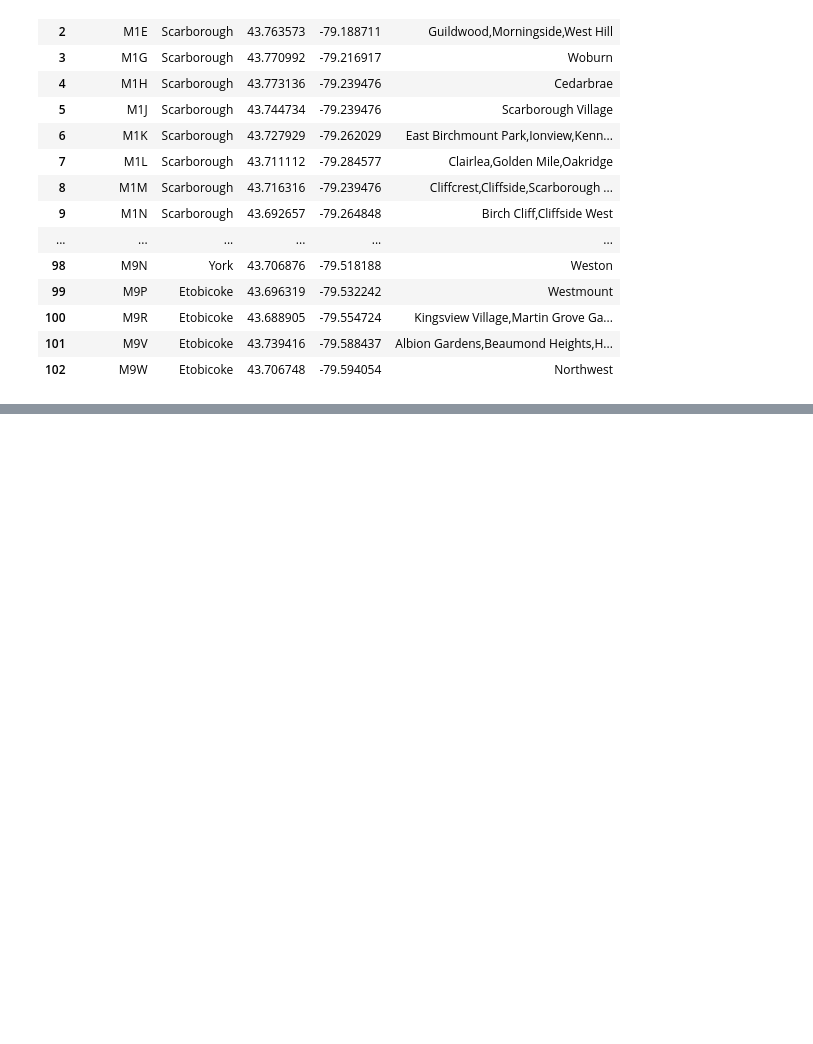
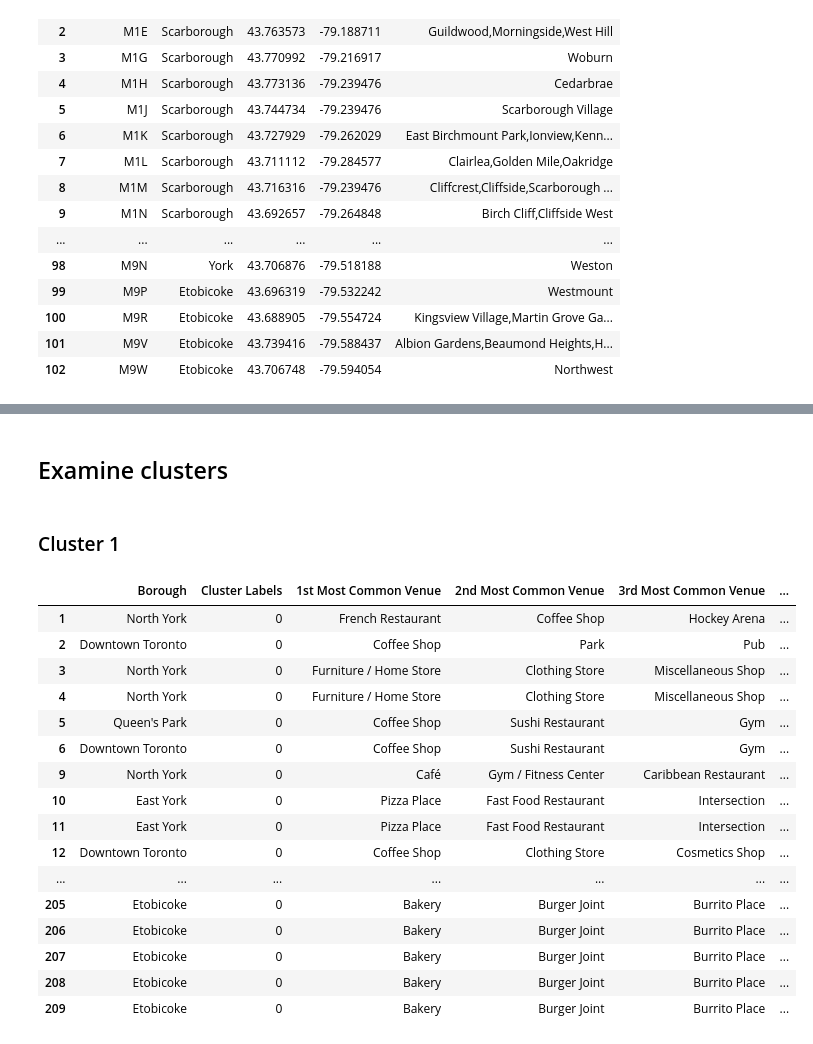
Before and after one commit to anastasiyaArk/Coursera_Capstone, a Jupyter notebook: Segmenting and clusering, Toronto.ipynb, the cells around one changed output, grey strips where cells are left out. Drawn from its saved outputs; the diff is of its cells as text; code cells hidden in the pictures; blank space fills up the shorter version.

```diff
--- a/Segmenting and clusering, Toronto.ipynb
+++ b/Segmenting and clusering, Toronto.ipynb
@@ -139,0 +431,24 @@ merged_inner
+# %% [markdown]
+## Examine clusters
+# %% [markdown]
+### Cluster 1
+# %%
+toronto_merged.loc[toronto_merged['Cluster Labels'] == 0, toronto_merged.columns[[1] + list(range(5, toronto_merged.shape[1]))]]
+# %% [output]
+|  | Borough | Cluster Labels | 1st Most Common Venue | 2nd Most Common Venue | 3rd Most Common Venue | ... |
+| 1 | North York | 0 | French Restaurant | Coffee Shop | Hockey Arena | ... |
+| 2 | Downtown Toronto | 0 | Coffee Shop | Park | Pub | ... |
+| 3 | North York | 0 | Furniture / Home Store | Clothing Store | Miscellaneous Shop | ... |
+| 4 | North York | 0 | Furniture / Home Store | Clothing Store | Miscellaneous Shop | ... |
+| 5 | Queen's Park | 0 | Coffee Shop | Sushi Restaurant | Gym | ... |
+| 6 | Downtown Toronto | 0 | Coffee Shop | Sushi Restaurant | Gym | ... |
+| 9 | North York | 0 | Café | Gym / Fitness Center | Caribbean Restaurant | ... |
+| 10 | East York | 0 | Pizza Place | Fast Food Restaurant | Intersection | ... |
+| 11 | East York | 0 | Pizza Place | Fast Food Restaurant | Intersection | ... |
+| 12 | Downtown Toronto | 0 | Coffee Shop | Clothing Store | Cosmetics Shop | ... |
+| ... | ... | ... | ... | ... | ... | ... |
+| 205 | Etobicoke | 0 | Bakery | Burger Joint | Burrito Place | ... |
+| 206 | Etobicoke | 0 | Bakery | Burger Joint | Burrito Place | ... |
+| 207 | Etobicoke | 0 | Bakery | Burger Joint | Burrito Place | ... |
+| 208 | Etobicoke | 0 | Bakery | Burger Joint | Burrito Place | ... |
+| 209 | Etobicoke | 0 | Bakery | Burger Joint | Burrito Place | ... |
```
Also changed, not shown: parts of 31 cells of this notebook.
